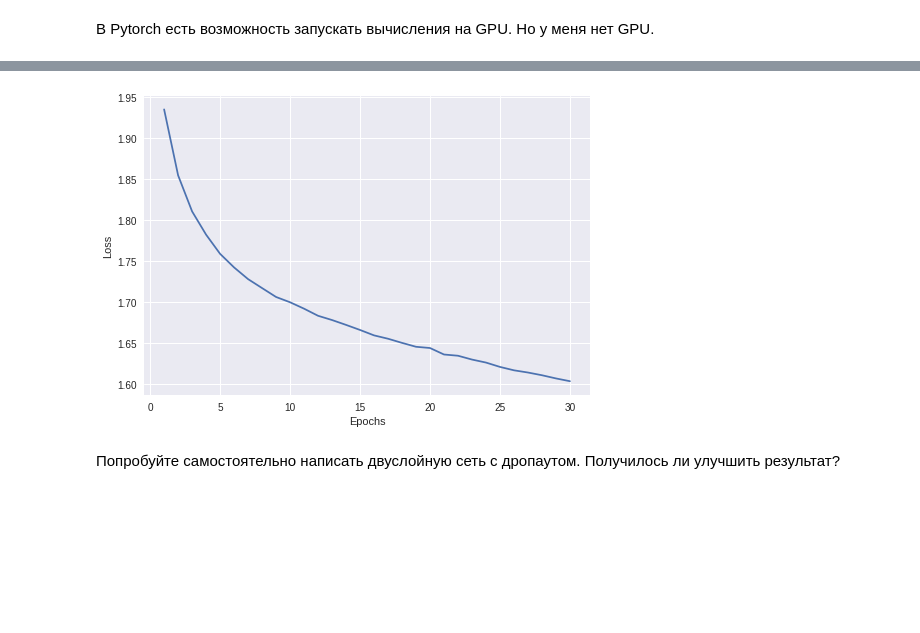
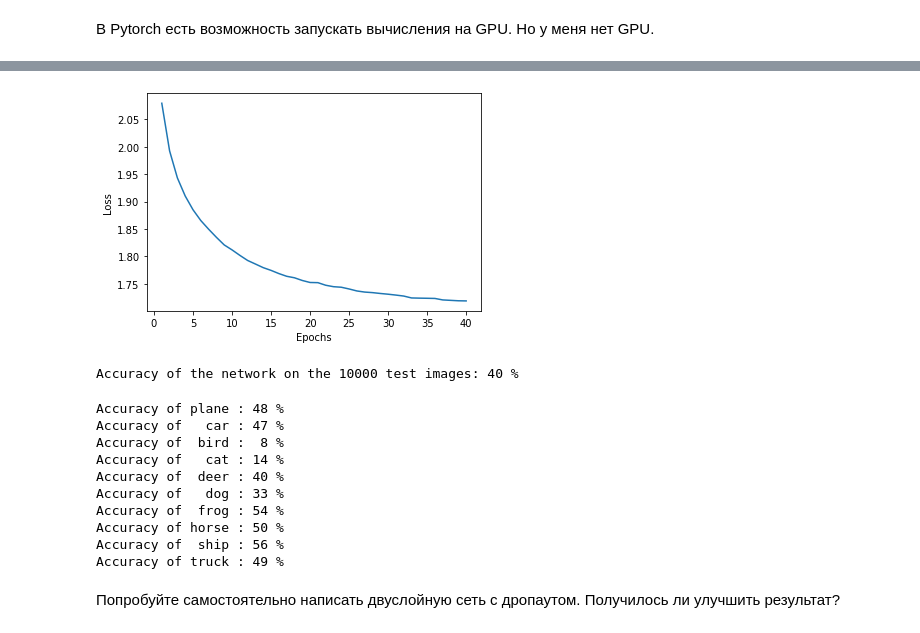
Before and after one commit to bulinayas/Deep-deep-learning, a Jupyter notebook: [seminar1]cifar10.ipynb, the cells around one changed output, grey strips where cells are left out. Drawn from its saved outputs; the diff is of its cells as text; code cells hidden in the pictures; blank space fills up the shorter version.

```diff
--- a/[seminar1]cifar10.ipynb
+++ b/[seminar1]cifar10.ipynb
@@ -420,13 +421,60 @@ Validation set: Average loss: 1.7188, Accuracy: 3973/10000 (40%)
 # to load use model.load_state_dict(torch.load('Second_Model.pt'))
 # %%
 # Plot train loss and validation accuracy vs epochs for each learning rate
-epochs = [i for i in range(1, 31)]
+epochs = [i for i in range(1, 41)]
 plt.plot(epochs, loss_vector)
 plt.xlabel("Epochs")
 plt.ylabel("Loss")
 plt.show()
 # %% [output]
-[figure, old version]
+[figure, new version]
+# %%
+# Accuracy, full test
+correct = 0
+total = 0
+
+with torch.no_grad():
+  for data, target in validation_loader:
+    output = model(data)
+    _, predict = torch.max(output.data, 1) # get the index of the max log-probability, torch.max() returns a named tuple (values, indices)
+
+    correct += predict.eq(target.data).sum()
+    total += target.size(0)
+
+  print('Accuracy of the network on the 10000 test images: %d %%' % (
+    100 * correct / total))
+# %% [output]
+Accuracy of the network on the 10000 test images: 40 %
+# %%
+class_correct = list(0. for i in range(N_CLASSES))
+class_total = list(0. for i in range(N_CLASSES))
+
+with torch.no_grad():
+  for data, targets in validation_loader:
+    output = model(data)
+    _, predict = torch.max(output.data, 1) # get the index of the max log-probability, torch.max() returns a named tuple (values, indices)
+
+    correct = predict.eq(targets).squeeze(0) # squeeze() returns a tensor with all the dimensions of input of size 1 removed
+
+    for batch in range(BATCH_SIZE):
+      num_class = targets[batch]
+      class_correct[num_class] += correct[batch].item()
+      class_total[num_class] += 1
+
+for i in range(N_CLASSES):
+    print('Accuracy of %5s : %2d %%' % (
+        CLASSES[i], 100 * class_correct[i] / class_total[i]))
+# %% [output]
+Accuracy of plane : 48 %
+Accuracy of   car : 47 %
+Accuracy of  bird :  8 %
+Accuracy of   cat : 14 %
+Accuracy of  deer : 40 %
+Accuracy of   dog : 33 %
+Accuracy of  frog : 54 %
+Accuracy of horse : 50 %
+Accuracy of  ship : 56 %
+Accuracy of truck : 49 %
 # %% [markdown]
 Попробуйте самостоятельно написать двуслойную сеть с дропаутом. Получилось ли улучшить результат?
 # %%
```
Also changed, not shown: parts of 12 cells of this notebook.
